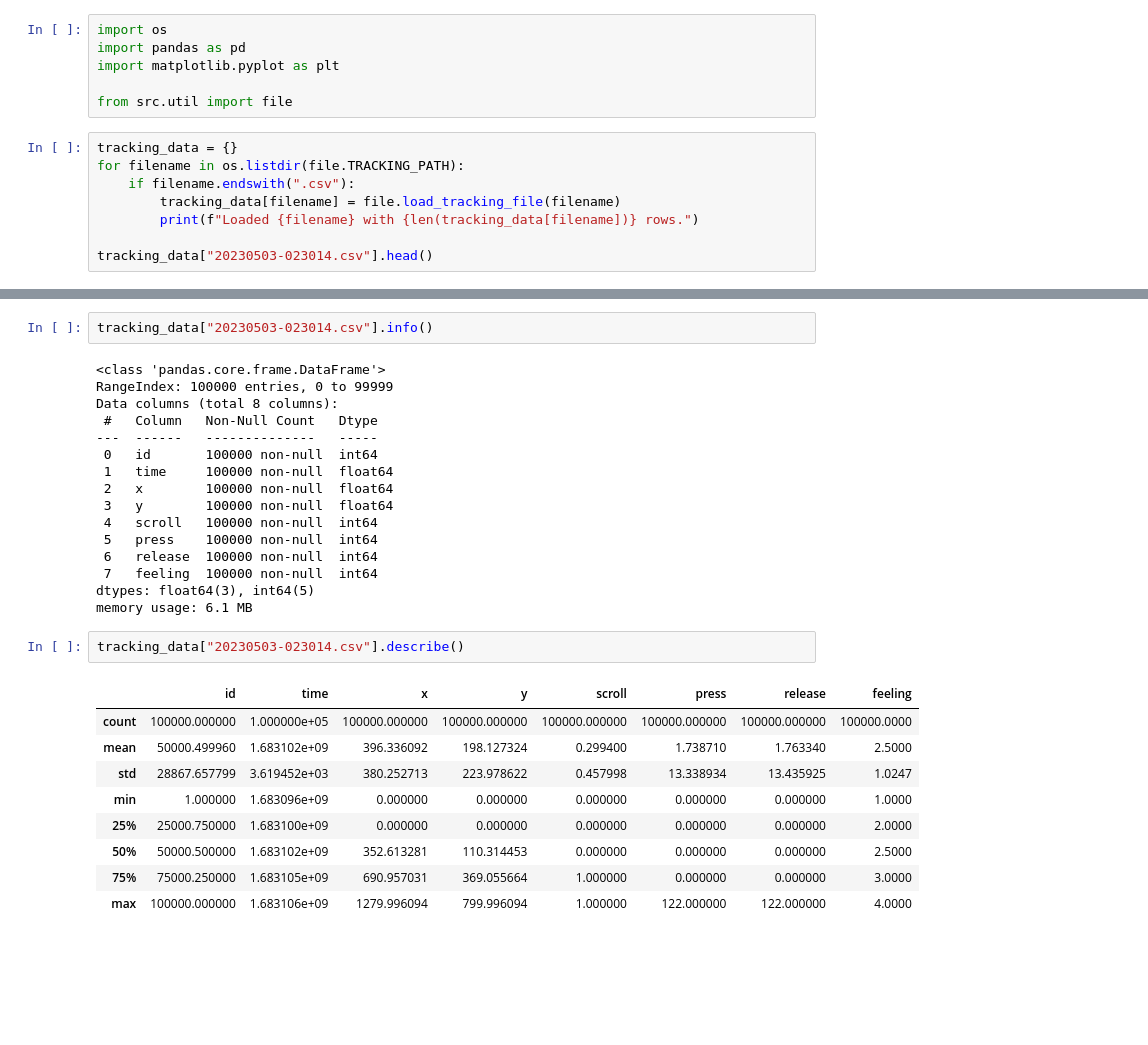
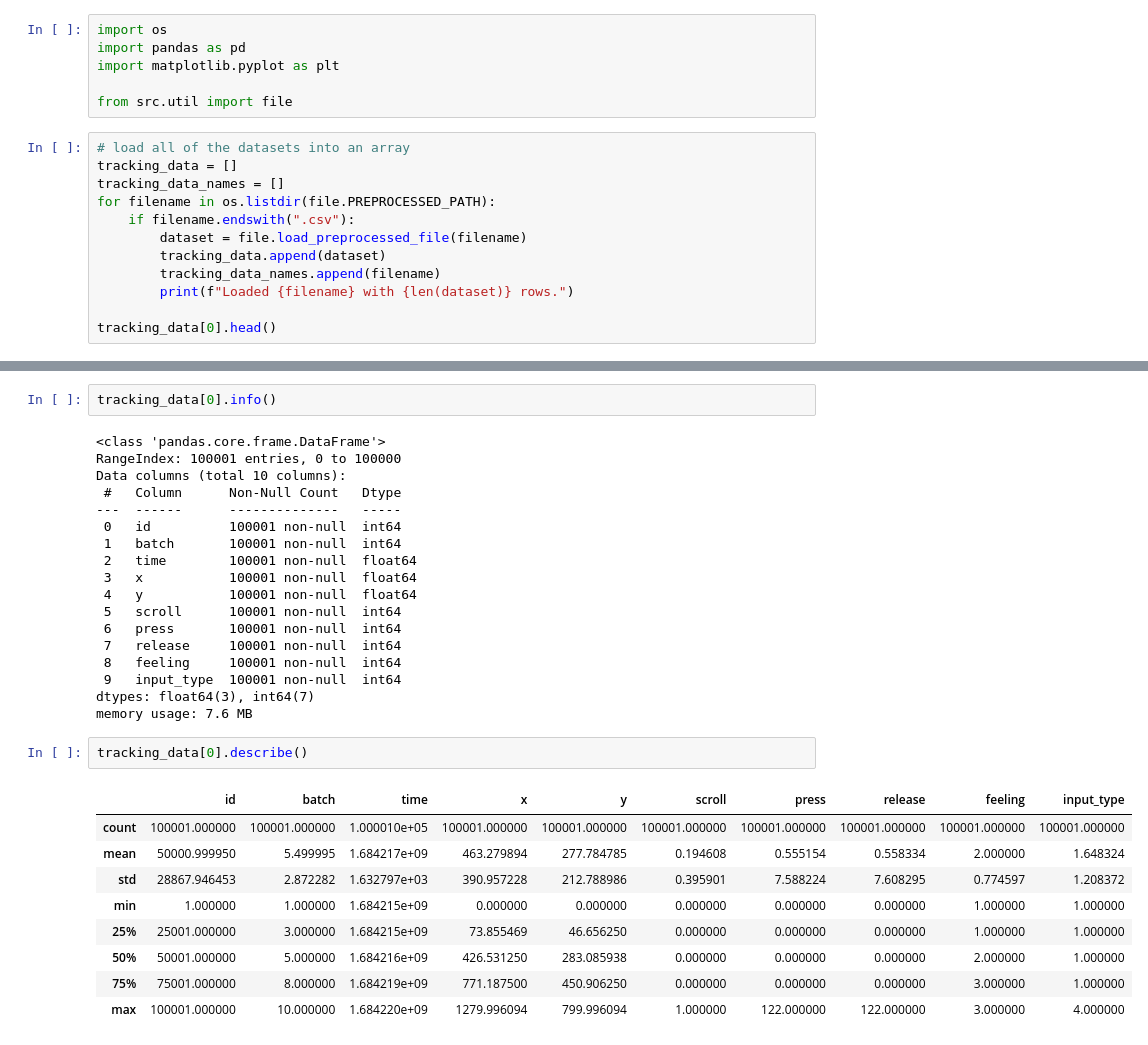
Before and after one commit to hiyaryan/chillpill, a Jupyter notebook: tracking.ipynb, the cells around one changed output, grey strips where cells are left out. Saved outputs shown, nothing was run; the diff lists cells and outputs as text; blank space fills up the shorter version.

Commit message:
Add input_type column to datasets.

```diff
--- a/tracking.ipynb
+++ b/tracking.ipynb
@@ -11,11 +11,15 @@ import matplotlib.pyplot as plt
 
 from src.util import file
 # %%
-tracking_data = {}
-for filename in os.listdir(file.TRACKING_PATH):
+# load all of the datasets into an array
+tracking_data = []
+tracking_data_names = []
+for filename in os.listdir(file.PREPROCESSED_PATH):
     if filename.endswith(".csv"):
-        tracking_data[filename] = file.load_tracking_file(filename)
-        print(f"Loaded {filename} with {len(tracking_data[filename])} rows.")
+        dataset = file.load_preprocessed_file(filename)
+        tracking_data.append(dataset)
+        tracking_data_names.append(filename)
+        print(f"Loaded {filename} with {len(dataset)} rows.")
 
-tracking_data["20230503-023014.csv"].head()
+tracking_data[0].head()
 # %% [output]
@@ -32,30 +48,32 @@ Loaded 20230503-023014.csv with 100000 rows.
 # %%
-tracking_data["20230503-023014.csv"].info()
+tracking_data[0].info()
 # %% [output]
 <class 'pandas.core.frame.DataFrame'>
-RangeIndex: 100000 entries, 0 to 99999
-Data columns (total 8 columns):
- #   Column   Non-Null Count   Dtype
----  ------   --------------   -----
- 0   id       100000 non-null  int64
- 1   time     100000 non-null  float64
- 2   x        100000 non-null  float64
- 3   y        100000 non-null  float64
- 4   scroll   100000 non-null  int64
- 5   press    100000 non-null  int64
- 6   release  100000 non-null  int64
- 7   feeling  100000 non-null  int64
-dtypes: float64(3), int64(5)
-memory usage: 6.1 MB
+RangeIndex: 100001 entries, 0 to 100000
+Data columns (total 10 columns):
+ #   Column      Non-Null Count   Dtype
+---  ------      --------------   -----
+ 0   id          100001 non-null  int64
+ 1   batch       100001 non-null  int64
+ 2   time        100001 non-null  float64
+ 3   x           100001 non-null  float64
+ 4   y           100001 non-null  float64
+ 5   scroll      100001 non-null  int64
+ 6   press       100001 non-null  int64
+ 7   release     100001 non-null  int64
+ 8   feeling     100001 non-null  int64
+ 9   input_type  100001 non-null  int64
+dtypes: float64(3), int64(7)
+memory usage: 7.6 MB
 # %%
-tracking_data["20230503-023014.csv"].describe()
+tracking_data[0].describe()
 # %% [output]
-|  | id | time | x | y | scroll | press | release | feeling |
-| count | 100000.000000 | 1.000000e+05 | 100000.000000 | 100000.000000 | 100000.000000 | 100000.000000 | 100000.000000 | 100000.0000 |
-| mean | 50000.499960 | 1.683102e+09 | 396.336092 | 198.127324 | 0.299400 | 1.738710 | 1.763340 | 2.5000 |
-| std | 28867.657799 | 3.619452e+03 | 380.252713 | 223.978622 | 0.457998 | 13.338934 | 13.435925 | 1.0247 |
-| min | 1.000000 | 1.683096e+09 | 0.000000 | 0.000000 | 0.000000 | 0.000000 | 0.000000 | 1.0000 |
-| 25% | 25000.750000 | 1.683100e+09 | 0.000000 | 0.000000 | 0.000000 | 0.000000 | 0.000000 | 2.0000 |
-| 50% | 50000.500000 | 1.683102e+09 | 352.613281 | 110.314453 | 0.000000 | 0.000000 | 0.000000 | 2.5000 |
-| 75% | 75000.250000 | 1.683105e+09 | 690.957031 | 369.055664 | 1.000000 | 0.000000 | 0.000000 | 3.0000 |
-| max | 100000.000000 | 1.683106e+09 | 1279.996094 | 799.996094 | 1.000000 | 122.000000 | 122.000000 | 4.0000 |
+|  | id | batch | time | x | y | scroll | press | release | feeling | input_type |
+| count | 100001.000000 | 100001.000000 | 1.000010e+05 | 100001.000000 | 100001.000000 | 100001.000000 | 100001.000000 | 100001.000000 | 100001.000000 | 100001.000000 |
+| mean | 50000.999950 | 5.499995 | 1.684217e+09 | 463.279894 | 277.784785 | 0.194608 | 0.555154 | 0.558334 | 2.000000 | 1.648324 |
+| std | 28867.946453 | 2.872282 | 1.632797e+03 | 390.957228 | 212.788986 | 0.395901 | 7.588224 | 7.608295 | 0.774597 | 1.208372 |
+| min | 1.000000 | 1.000000 | 1.684215e+09 | 0.000000 | 0.000000 | 0.000000 | 0.000000 | 0.000000 | 1.000000 | 1.000000 |
+| 25% | 25001.000000 | 3.000000 | 1.684215e+09 | 73.855469 | 46.656250 | 0.000000 | 0.000000 | 0.000000 | 1.000000 | 1.000000 |
+| 50% | 50001.000000 | 5.000000 | 1.684216e+09 | 426.531250 | 283.085938 | 0.000000 | 0.000000 | 0.000000 | 2.000000 | 1.000000 |
+| 75% | 75001.000000 | 8.000000 | 1.684219e+09 | 771.187500 | 450.906250 | 0.000000 | 0.000000 | 0.000000 | 3.000000 | 1.000000 |
+| max | 100001.000000 | 10.000000 | 1.684220e+09 | 1279.996094 | 799.996094 | 1.000000 | 122.000000 | 122.000000 | 3.000000 | 4.000000 |
```
Also changed, not shown: parts of 17 cells of this notebook, 2 other files.
